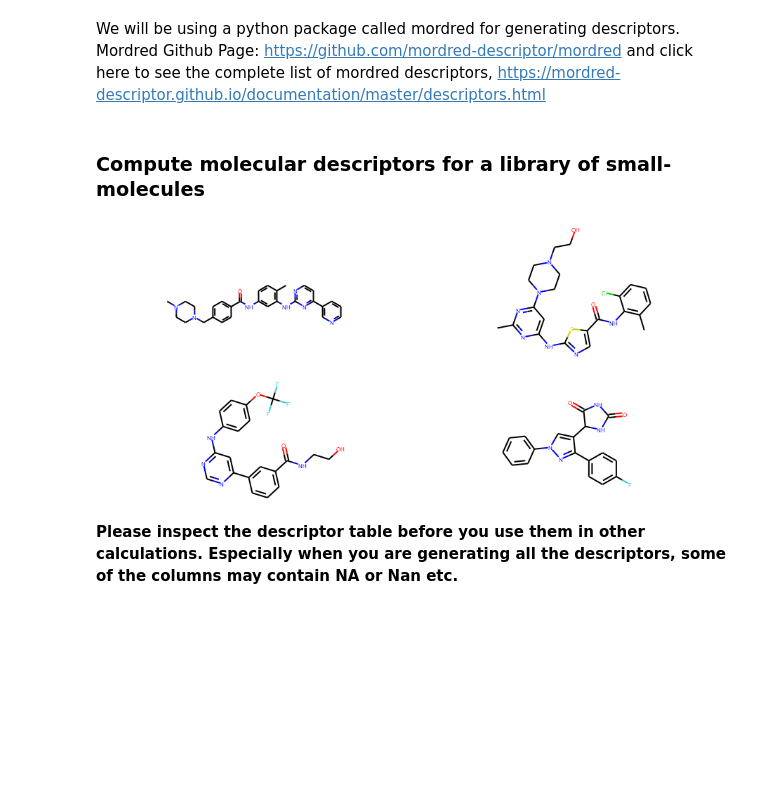
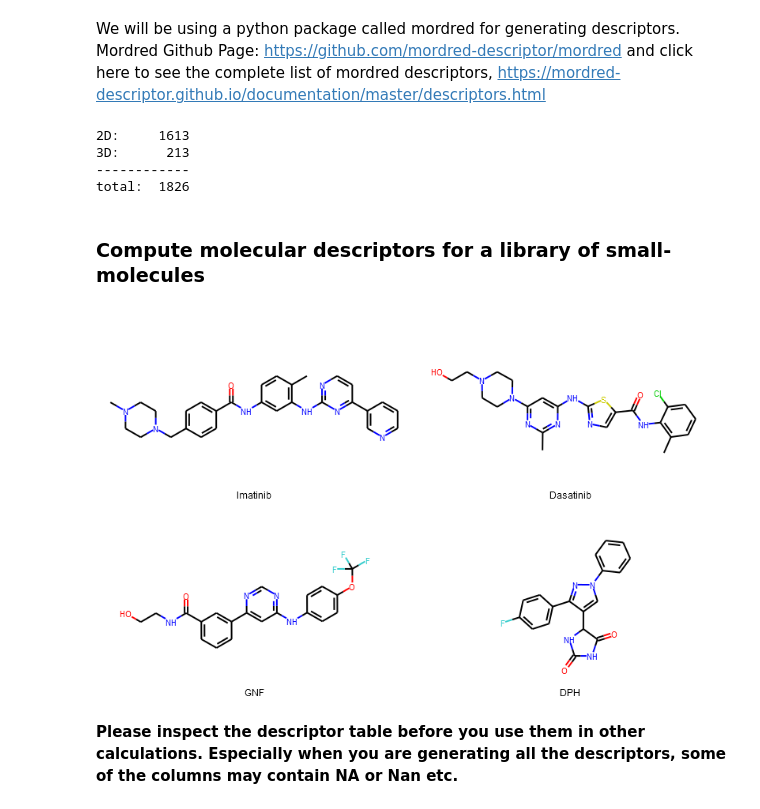
Before and after one commit to ravichas/ML-predict-drugclass, a Jupyter notebook: predict-drugclass.ipynb, the cells around one changed output. Cells and saved outputs as stored; diff of their text form; code cells hidden in the pictures; blank space fills up the shorter version.

```diff
--- a/predict-drugclass.ipynb
+++ b/predict-drugclass.ipynb
@@ -186,27 +193,44 @@ Tanimoto Similarity:  0.5333333333333333
 # %% [markdown]
 We will be using a python package called  mordred for generating descriptors. Mordred Github Page: https://github.com/mordred-descriptor/mordred and click here to see the complete list of mordred descriptors,
 https://mordred-descriptor.github.io/documentation/master/descriptors.html
+# %%
+# code credit from mordred manual
+from mordred import Calculator, descriptors
+n_all = len(Calculator(descriptors, ignore_3D=False).descriptors)
+n_2D = len(Calculator(descriptors, ignore_3D=True).descriptors)
+
+print("2D:    {:5}\n3D:    {:5}\n------------\ntotal: {:5}".format(n_2D, n_all - n_2D, n_all))
+# %% [output]
+2D:     1613
+3D:      213
+------------
+total:  1826
 # %% [markdown]
 ### Compute molecular descriptors for a library of small-molecules
 # %%
 from rdkit import Chem
 from mordred import Calculator, descriptors
 
 # create descriptor calculator with all descriptors
 calc = Calculator(descriptors, ignore_3D=True)
 
-IPythonConsole.molSize = (450,400)
+IPythonConsole.molSize = (800,800)
 dasatinib = 'CC1=C(C(=CC=C1)Cl)NC(=O)C2=CN=C(S2)NC3=CC(=NC(=N3)C)N4CCN(CC4)CCO'
 dasatinib_m = Chem.MolFromSmiles(dasatinib)
+rdDepictor.Compute2DCoords(dasatinib_m)
+
 gnf5 = 'C1=CC(=CC(=C1)C(=O)NCCO)C2=CC(=NC=N2)NC3=CC=C(C=C3)OC(F)(F)F'
 gnf5_m = Chem.MolFromSmiles(gnf5)
+rdDepictor.Compute2DCoords(gnf5_m)
+
 dph = 'C1=CC=C(C=C1)N2C=C(C(=N2)C3=CC=C(C=C3)F)C4C(=O)NC(=O)N4'
 dph_m = Chem.MolFromSmiles(dph)
+rdDepictor.Compute2DCoords(dph_m)
 
 molecules = [ imatinib_m, dasatinib_m, gnf5_m, dph_m ]
-Draw.MolsToGridImage(molecules, molsPerRow = 2, subImgSize=(450, 200))
+Draw.MolsToGridImage(molecules, molsPerRow = 2, subImgSize=(400, 250), legends = ['Imatinib','Dasatinib', 'GNF', 'DPH'])
 # %% [output]
-[figure, old version]
+[figure, new version]
 # %% [markdown]
 **Please inspect the descriptor table before you use them in other calculations. Especially when you are generating all the descriptors, some of the columns may contain NA or Nan etc.**
 # %%
```
Also changed, not shown: parts of 19 cells of this notebook.
